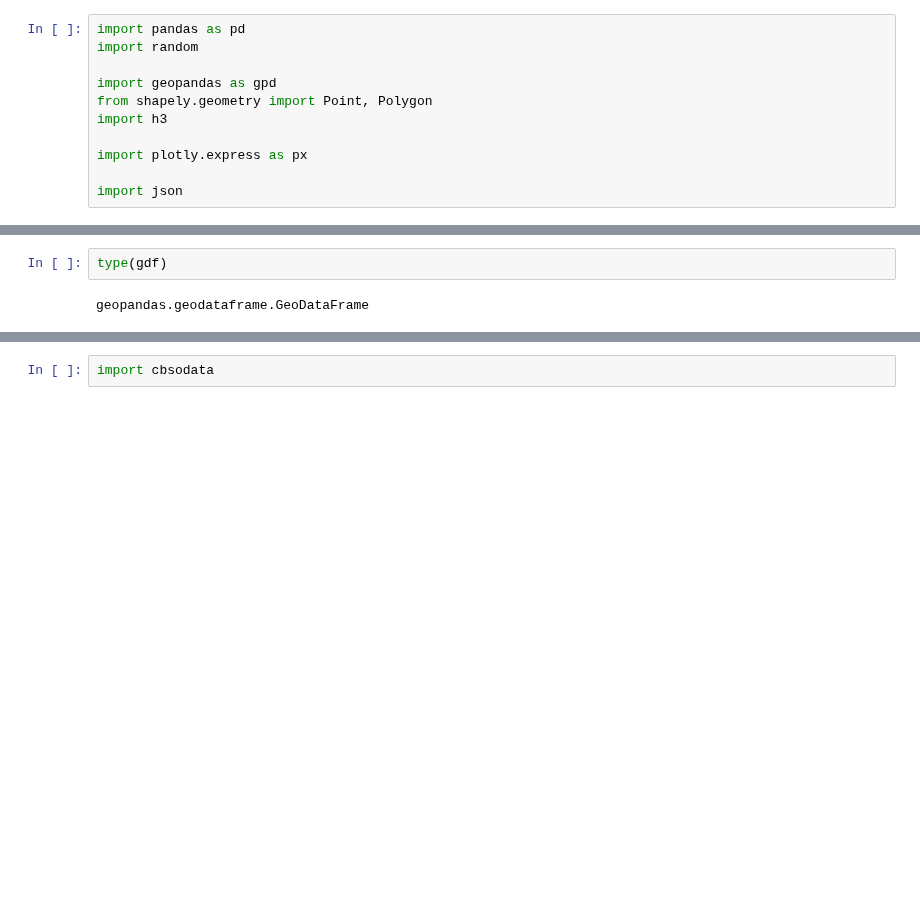
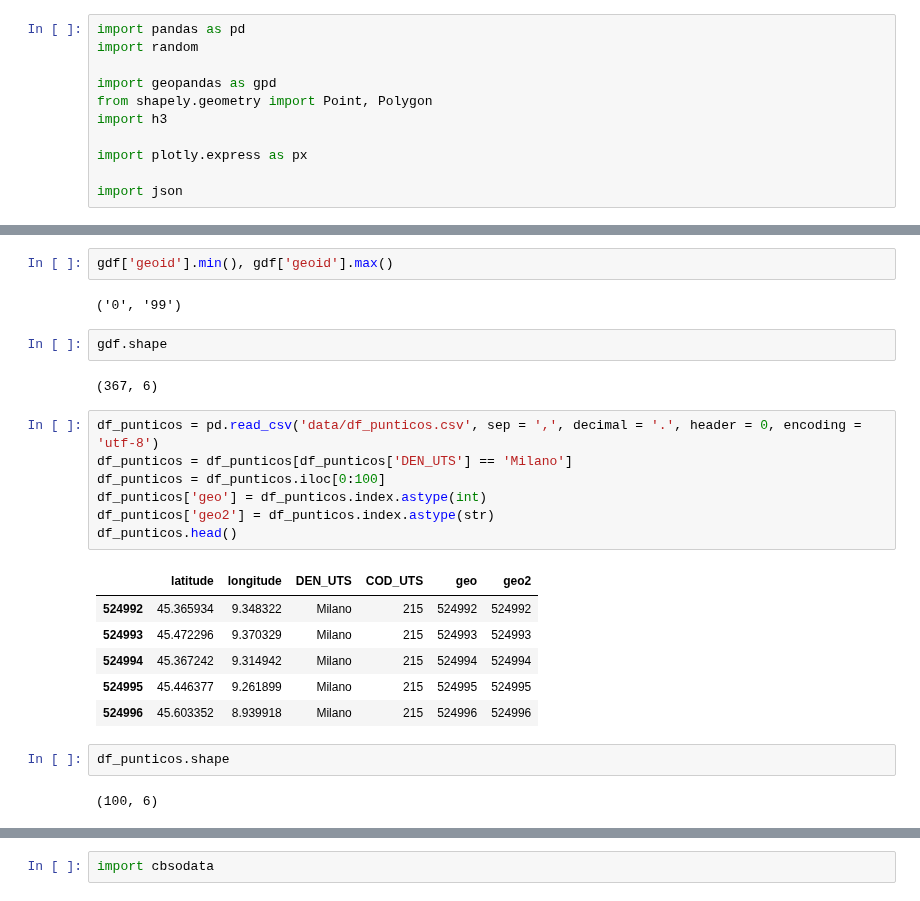
Before and after one commit to oecorrechag/Home-functions, a Jupyter notebook: graficos/mapa full/mapa seleccionable 2/mapa.ipynb, the cells around one changed output, grey strips where cells are left out. Saved outputs shown, nothing was run; the diff lists cells and outputs as text; blank space fills up the shorter version.

```diff
--- a/graficos/mapa full/mapa seleccionable 2/mapa.ipynb
+++ b/graficos/mapa full/mapa seleccionable 2/mapa.ipynb
@@ -25,4 +25,26 @@ gdf.head()
-# %%
-type(gdf)
-# %% [output]
-geopandas.geodataframe.GeoDataFrame
+# %%
+gdf['geoid'].min(), gdf['geoid'].max()
+# %% [output]
+('0', '99')
+# %%
+gdf.shape
+# %% [output]
+(367, 6)
+# %%
+df_punticos = pd.read_csv('data/df_punticos.csv', sep = ',', decimal = '.', header = 0, encoding = 'utf-8')
+df_punticos = df_punticos[df_punticos['DEN_UTS'] == 'Milano']
+df_punticos = df_punticos.iloc[0:100]
+df_punticos['geo'] = df_punticos.index.astype(int)
+df_punticos['geo2'] = df_punticos.index.astype(str)
+df_punticos.head()
+# %% [output]
+|  | latitude | longitude | DEN_UTS | COD_UTS | geo | geo2 |
+| 524992 | 45.365934 | 9.348322 | Milano | 215 | 524992 | 524992 |
+| 524993 | 45.472296 | 9.370329 | Milano | 215 | 524993 | 524993 |
+| 524994 | 45.367242 | 9.314942 | Milano | 215 | 524994 | 524994 |
+| 524995 | 45.446377 | 9.261899 | Milano | 215 | 524995 | 524995 |
+| 524996 | 45.603352 | 8.939918 | Milano | 215 | 524996 | 524996 |
+# %%
+df_punticos.shape
+# %% [output]
+(100, 6)
```
Also changed, not shown: parts of 12 cells of this notebook, 1 other file.
